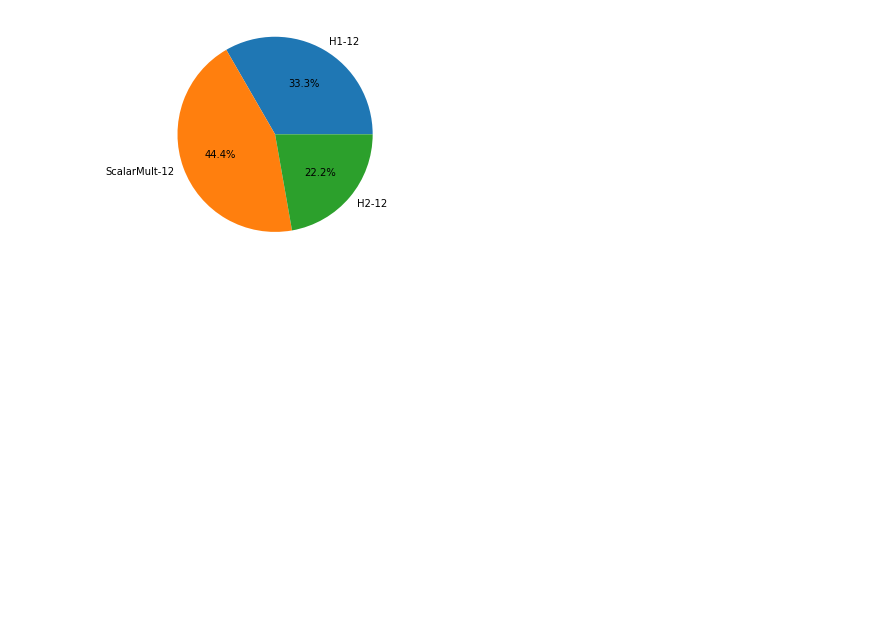
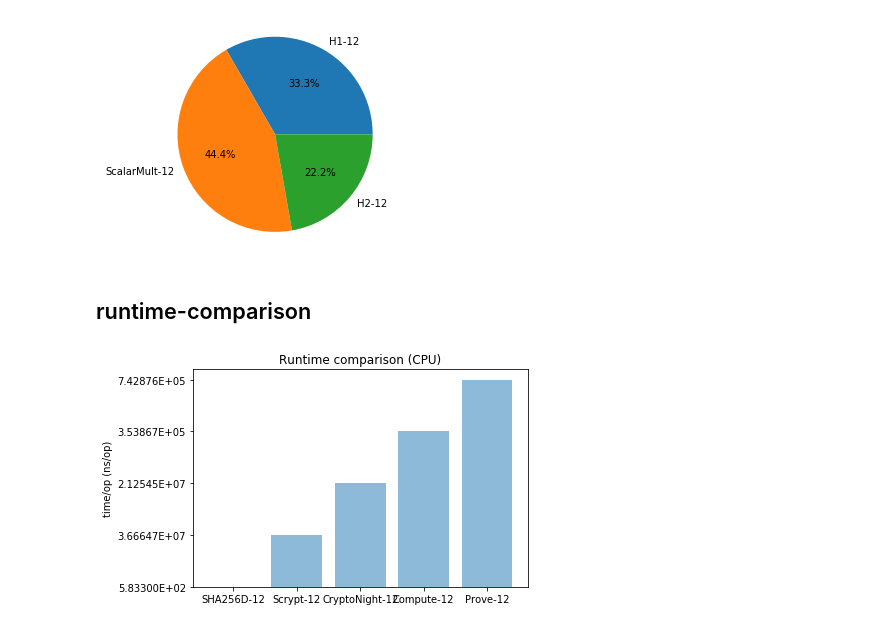
Before and after one commit to DEX-ware/vrf-mining, a Jupyter notebook: src/eval/Untitled.ipynb, the cells around one changed output. Cells and saved outputs as stored; diff of their text form; code cells hidden in the pictures; blank space fills up the shorter version.

Commit message:
add runtime comparison

```diff
--- a/src/eval/Untitled.ipynb
+++ b/src/eval/Untitled.ipynb
@@ -63,3 +63,27 @@ plt.axis('equal')
 plt.show()
 # %% [output]
 [figure]
+# %% [markdown]
+## runtime-comparison
+# %%
+with open(dir_path+"/runtime-comparison/stat.csv") as comparison_file:
+    lines = comparison_file.readlines()
+# %%
+algos = []
+performances = []
+for i in range(len(lines)):
+    if lines[i].startswith("name,time/op"):
+        for j in range(1, 6):
+            data = lines[i+j].split(",")
+            algos.append(data[0])
+            performances.append(data[1])
+
+y_pos = np.arange(len(algos))
+plt.bar(y_pos, performances, align='center', alpha=0.5)
+plt.xticks(y_pos, algos)
+plt.ylabel('time/op (ns/op)')
+plt.title('Runtime comparison (CPU)')
+
+plt.show()
+# %% [output]
+[figure, added]
```
Also changed, not shown: parts of 5 cells of this notebook.
